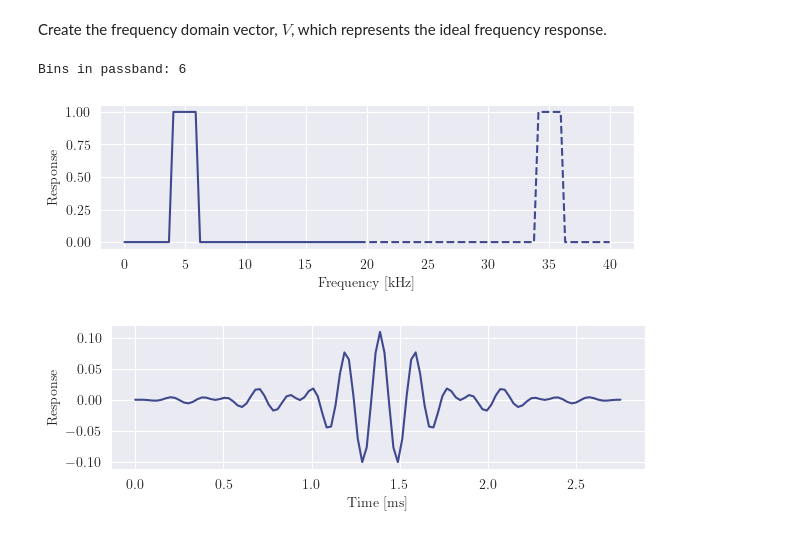
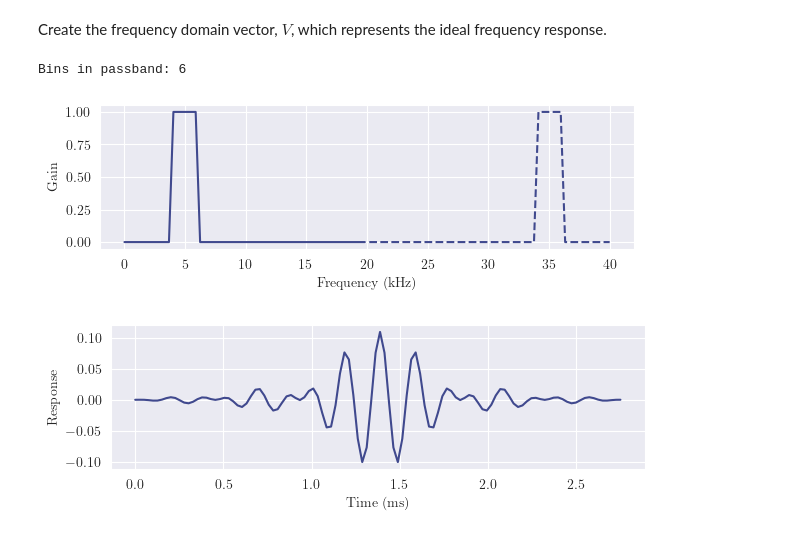
Before and after one commit to deren-teo/elec4620, a Jupyter notebook: a2/src/q3_window_filters.ipynb, the cells around one changed output. Cells and saved outputs as stored; diff of their text form; code cells hidden in the pictures.

```diff
--- a/a2/src/q3_window_filters.ipynb
+++ b/a2/src/q3_window_filters.ipynb
@@ -13,16 +13,15 @@ from a2_config import A2_ROOT, SAVEFIG_CONFIG
 # %%
 # Define filter specifications
 
-FS      = 40    # sampling frequency, kHz
-DELTA_F = 1     # transition width, kHz
-A       = 60    # stop band attenuation, dB
-F1      = 4     # band pass start, kHz
-F2      = 6     # band pass stop, kHz
+F_SAMP  = 40        # sampling frequency, kHz
+PASS_BAND = [4, 6]  # pass band, kHz
+DELTA_F = 1         # transition width, kHz
+A_STOP  = 60        # stop band attenuation, dB
 # %% [markdown]
 ### Windowing Method
 # %%
 # Initial estimate of filter length using Harris formula
-N = int(np.ceil((FS / DELTA_F) * (A / 22)))
+N = int(np.ceil((F_SAMP / DELTA_F) * (A_STOP / 22)))
 print("Filter length estimate:", N)
 # %% [output]
 Filter length estimate: 110
@@ -30,35 +29,35 @@ Filter length estimate: 110
 Create the frequency domain vector, $V$, which represents the ideal frequency response.
 # %%
 # Calculate pass band width, L
-L = int(np.round(N * (F2 - F1) / FS))
+L = int(np.round(N * (PASS_BAND[1] - PASS_BAND[0]) / F_SAMP))
 print("Bins in passband:", L)
 
 # Construct V, with 1's in the pass band and 0's in the stop band
-L_idx = np.where(np.linspace(0, FS, N) >= F1)[0][0]
+L_idx = np.where(np.linspace(0, F_SAMP, N) >= PASS_BAND[0])[0][0]
 V = np.zeros(N//2)
 V[L_idx:L_idx+L] = np.ones(L)
 V = np.concatenate([V, V[::-1]])
 
 # Construct a frequency axis for plotting
-f = np.linspace(0, FS, N)
+f = np.linspace(0, F_SAMP, N)
 
 # Plot the ideal frequency response, represented by vector V
 fig, ax = plt.subplots(figsize=(6, 2))
 fig.tight_layout()
 
 palette = sns.color_palette()
 
 sns.lineplot(x=f[:N//2], y=V[:N//2], ax=ax, c=palette[0], ls="-")
 sns.lineplot(x=f[N//2:], y=V[N//2:], ax=ax, c=palette[0], ls="--")
 
-ax.set_xlabel("Frequency [kHz]")
-ax.set_ylabel("Response")
+ax.set_xlabel("Frequency (kHz)")
+ax.set_ylabel("Gain")
 
 fname = Path(A2_ROOT, "output", "q3_ideal_freqz.png")
 fig.savefig(fname, **SAVEFIG_CONFIG)
 # %% [output]
 Bins in passband: 6
-[figure, old version]
+[figure, new version]
 # %%
 from scipy.fft import fft, fftshift, ifft
 
```
Also changed, not shown: parts of 7 cells of this notebook, 11 other files.
